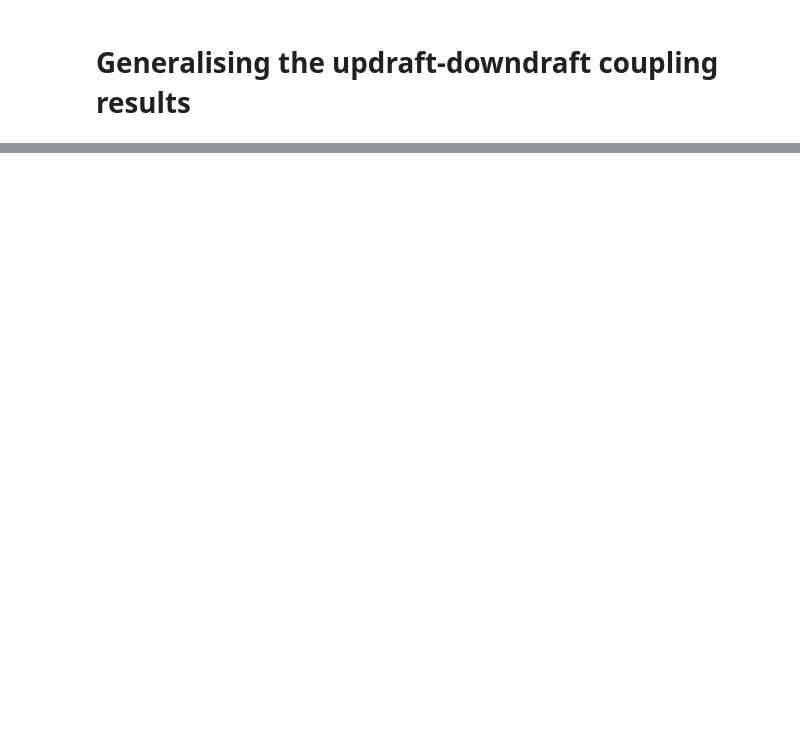
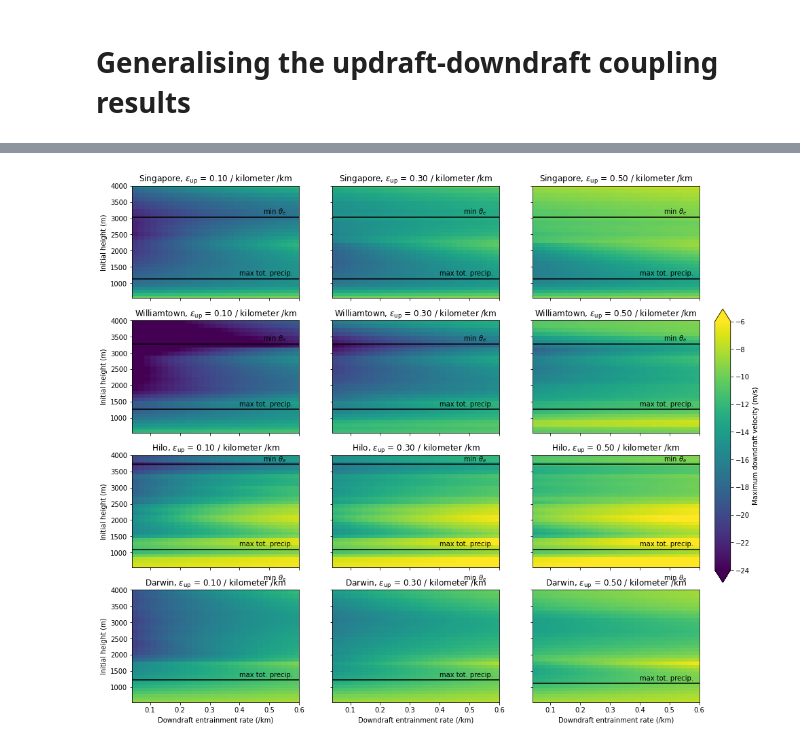
Before and after one commit to tschanzer/convection-scheme, a Jupyter notebook: notebooks/generalising_coupling_results.ipynb, the cells around one changed output, grey strips where cells are left out. Cells and saved outputs as stored; diff of their text form; code cells hidden in the pictures; blank space fills up the shorter version.

```diff
--- a/notebooks/generalising_coupling_results.ipynb
+++ b/notebooks/generalising_coupling_results.ipynb
@@ -1451,0 +216,11 @@ fig.tight_layout()
+# %%
+# fixed parameters
+thickness = 2*units.km
+t_pert = 1*units.delta_degC
+l_crit = 2e-3*units.dimensionless
+drag = 0/units.km
+l_initial = 0*units.dimensionless
+w_initial = 0*units.meter/units.second
+epsilon_down = np.arange(0.05, 0.601, 0.02)*(1/units.km)
+epsilon_up = [0.1, 0.3, 0.5]*(1/units.km)
+dnu_db = 0*units.second**2/units.meter**2
@@ -1451,0 +283,40 @@ fig.tight_layout()
+# %%
+fig, axes = plt.subplots(4, 3, figsize=(16,14))
+
+for i, name in enumerate(['singapore', 'williamtown', 'hilo', 'darwin']):
+    db = shelve.open('generalising_coupling_data/' + name)
+    for j, eps in enumerate(epsilon_up):
+        mesh = axes[i,j].pcolormesh(
+            epsilon_down, db['z_init_down'], db['w_max'][j], shading='nearest')
+        mesh.set_clim(-24, -6)
+
+        axes[i,j].axhline(db['z_max_evap'][j].m, color='k')
+        axes[i,j].text(0.4, db['z_max_evap'][j].m + 100, 'max tot. precip.')
+        axes[i,j].axhline(db['z_min_theta_e'].m, color='k',
+                          label='min $\\theta_e$')
+        axes[i,j].text(0.48, db['z_min_theta_e'].m + 100,
+                       'min $\\theta_e$', color='k')
+
+        title = (name.capitalize()
+                 + r', $\epsilon_\mathrm{{up}}$ = {:.2f} /km'.format(eps))
+        axes[i,j].set(xlabel='Downdraft entrainment rate (/km)',
+                      ylabel='Initial height (m)',
+                      title=title)
+        axes[i,j].set_ylim(540, 4000)
+    db.close()
+
+for ax in axes[:,1:].ravel():
+    ax.set_ylabel('')
+    ax.set_yticklabels([])
+for ax in axes[:-1,:].ravel():
+    ax.set_xlabel('')
+    ax.set_xticklabels([])
+
+fig.subplots_adjust(right=0.85)
+cbar_ax = fig.add_axes([0.87, 0.3, 0.02, 0.4])
+cbar = fig.colorbar(mesh, cax=cbar_ax, extend='both')
+cbar.set_label('Maximum downdraft velocity (m/s)')
+
+# fig.tight_layout()
+# %% [output]
+[figure, added]
```
Also changed, not shown: parts of 84 cells of this notebook, 13 other files.
